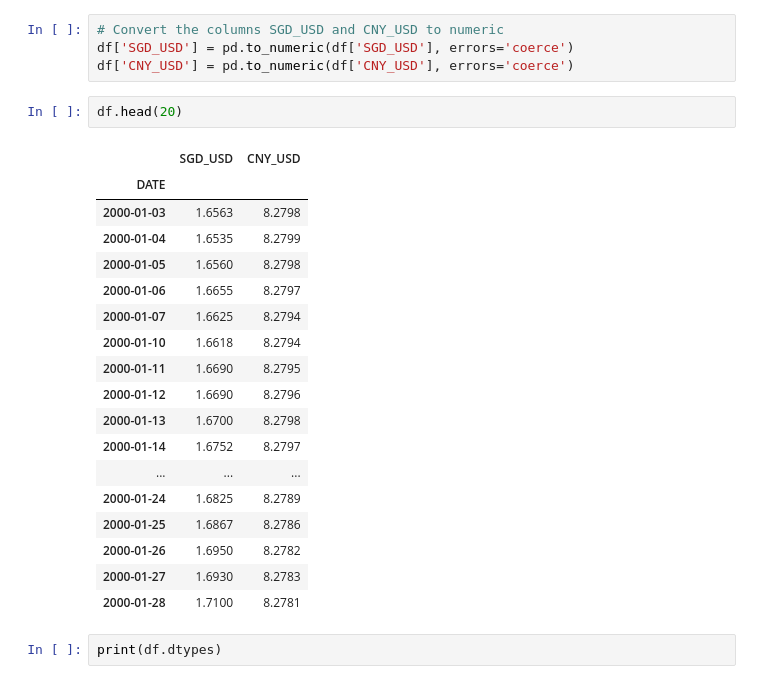
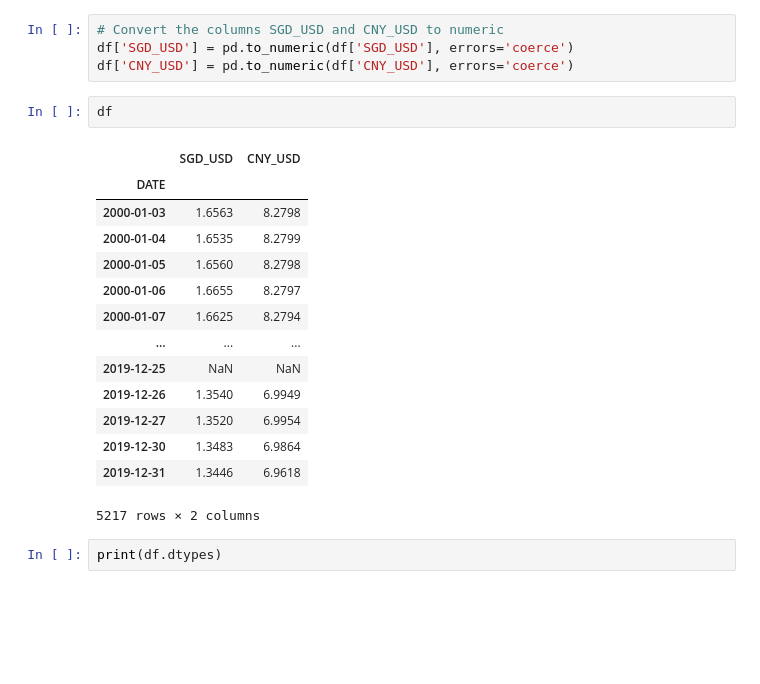
Before and after one commit to Dianaaleja/trade_bank, a Jupyter notebook: notebooks/EDA.ipynb, the cells around one changed output. Drawn from its saved outputs; the diff is of its cells as text; blank space fills up the shorter version.

```diff
--- a/notebooks/EDA.ipynb
+++ b/notebooks/EDA.ipynb
@@ -62,26 +51,22 @@ df.columns = ['SGD_USD', 'CNY_USD']
 df['SGD_USD'] = pd.to_numeric(df['SGD_USD'], errors='coerce')
 df['CNY_USD'] = pd.to_numeric(df['CNY_USD'], errors='coerce')
 # %%
-df.head(20)
+df
 # %% [output]
 |  | SGD_USD | CNY_USD |
 | DATE |  |  |
 | 2000-01-03 | 1.6563 | 8.2798 |
 | 2000-01-04 | 1.6535 | 8.2799 |
 | 2000-01-05 | 1.6560 | 8.2798 |
 | 2000-01-06 | 1.6655 | 8.2797 |
 | 2000-01-07 | 1.6625 | 8.2794 |
-| 2000-01-10 | 1.6618 | 8.2794 |
-| 2000-01-11 | 1.6690 | 8.2795 |
-| 2000-01-12 | 1.6690 | 8.2796 |
-| 2000-01-13 | 1.6700 | 8.2798 |
-| 2000-01-14 | 1.6752 | 8.2797 |
 | ... | ... | ... |
-| 2000-01-24 | 1.6825 | 8.2789 |
-| 2000-01-25 | 1.6867 | 8.2786 |
-| 2000-01-26 | 1.6950 | 8.2782 |
-| 2000-01-27 | 1.6930 | 8.2783 |
-| 2000-01-28 | 1.7100 | 8.2781 |
+| 2019-12-25 | NaN | NaN |
+| 2019-12-26 | 1.3540 | 6.9949 |
+| 2019-12-27 | 1.3520 | 6.9954 |
+| 2019-12-30 | 1.3483 | 6.9864 |
+| 2019-12-31 | 1.3446 | 6.9618 |
+5217 rows × 2 columns
 # %%
 print(df.dtypes)
 # %% [output]
```
Also changed, not shown: parts of 4 cells of this notebook, 2 other files.
